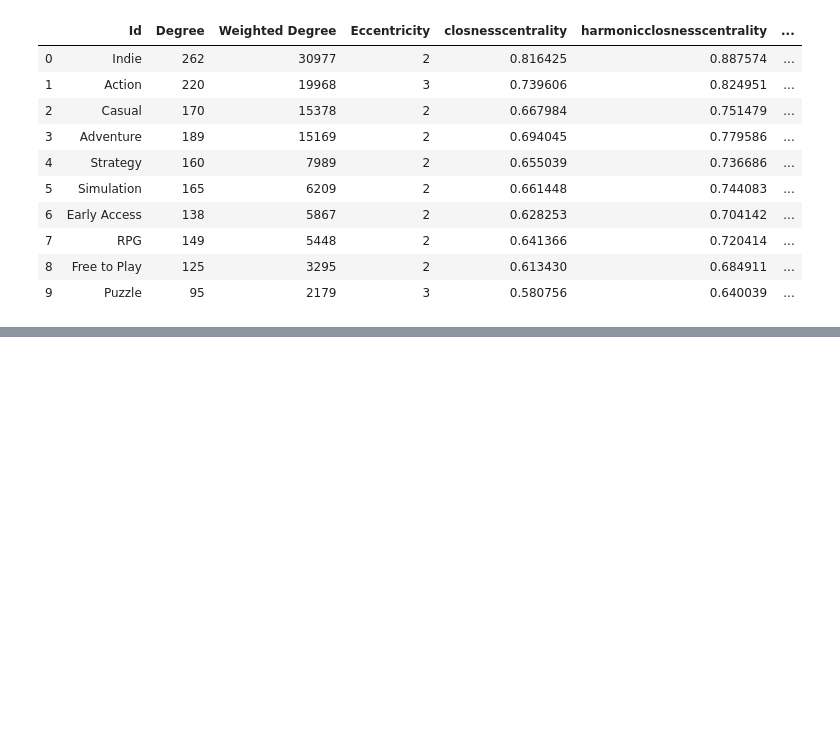
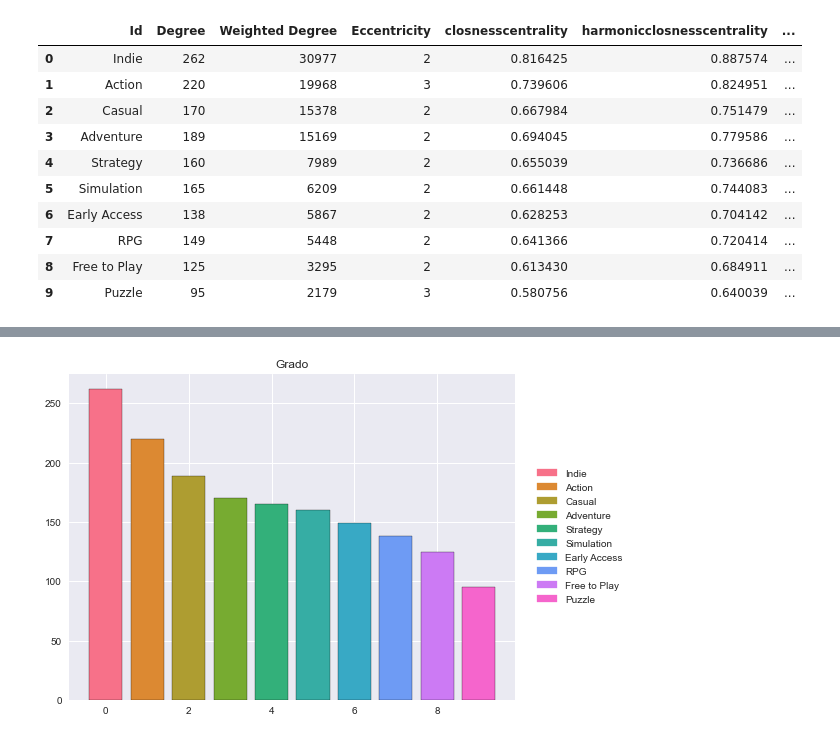
Before and after one commit to pablodll/Social-Network-Analisys, a Jupyter notebook: Proyecto/TagNetwork.ipynb, the cells around one changed output, grey strips where cells are left out. Saved outputs shown, nothing was run; the diff lists cells and outputs as text; code cells hidden in the pictures; blank space fills up the shorter version.

```diff
--- a/Proyecto/TagNetwork.ipynb
+++ b/Proyecto/TagNetwork.ipynb
@@ -62,0 +68,42 @@ plt.show()
+# %%
+def color_graph_dic(dicc, name):
+
+    plt.style.use('seaborn')
+    plt.rcParams['figure.figsize'] = (8.0, 6.0)
+    plt.rcParams["patch.force_edgecolor"] = True
+    colors = sns.color_palette('husl', n_colors=len(dicc))
+    index = []
+    for i in range(0, len(dicc)):
+        index.append(i)
+
+    plt.bar(index ,dicc.values(), color=colors)
+    plt.title(name)
+
+    cmap = dict(zip(dicc.keys(), colors))
+
+    patches = [Patch(color=v, label=k) for k, v in cmap.items()]
+
+    plt.legend(handles=patches, bbox_to_anchor=(1.04, 0.5), loc='center left', borderaxespad=0)
+
+def color_graph_list(Id, value, name):
+
+    plt.style.use('seaborn')
+    plt.rcParams['figure.figsize'] = (8.0, 6.0)
+    plt.rcParams["patch.force_edgecolor"] = True
+    colors = sns.color_palette('husl', n_colors=len(Id))
+    index = []
+    for i in range(0, len(Id)):
+        index.append(i)
+
+    plt.bar(index ,value, color=colors)
+    plt.title(name)
+
+    cmap = dict(zip(Id, colors))
+
+    patches = [Patch(color=v, label=k) for k, v in cmap.items()]
+
+    plt.legend(handles=patches, bbox_to_anchor=(1.04, 0.5), loc='center left', borderaxespad=0)
+# %%
+color_graph_list(df.Id[0:10],sorted(df.Degree[0:10], reverse = True), "Grado")
+# %% [output]
+[figure, added]
```
Also changed, not shown: parts of 6 cells of this notebook, 1 other file.
